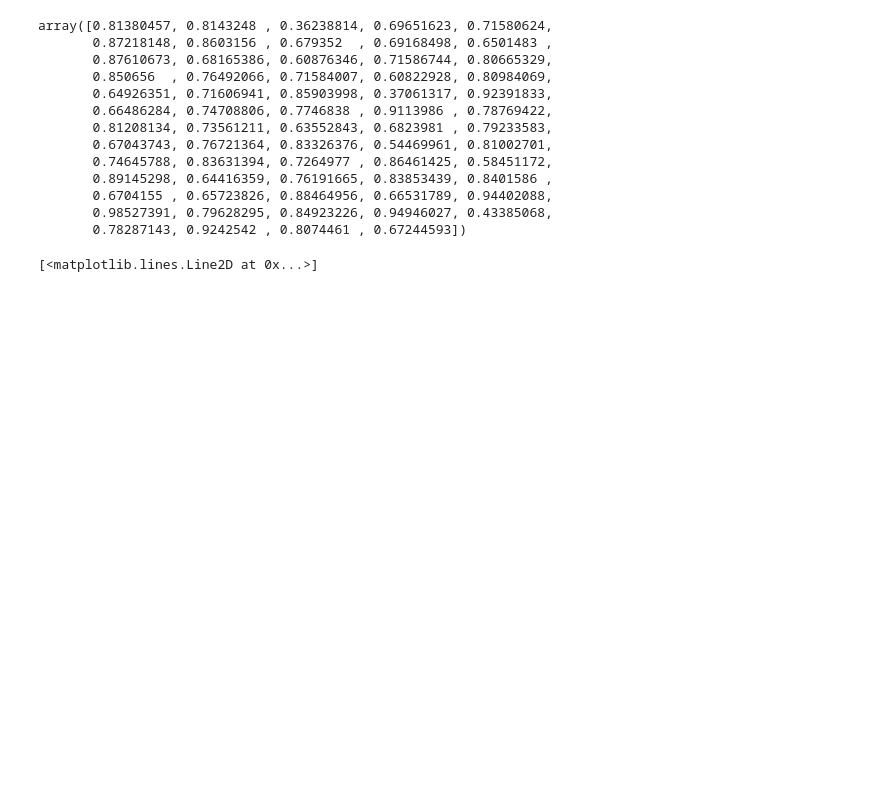
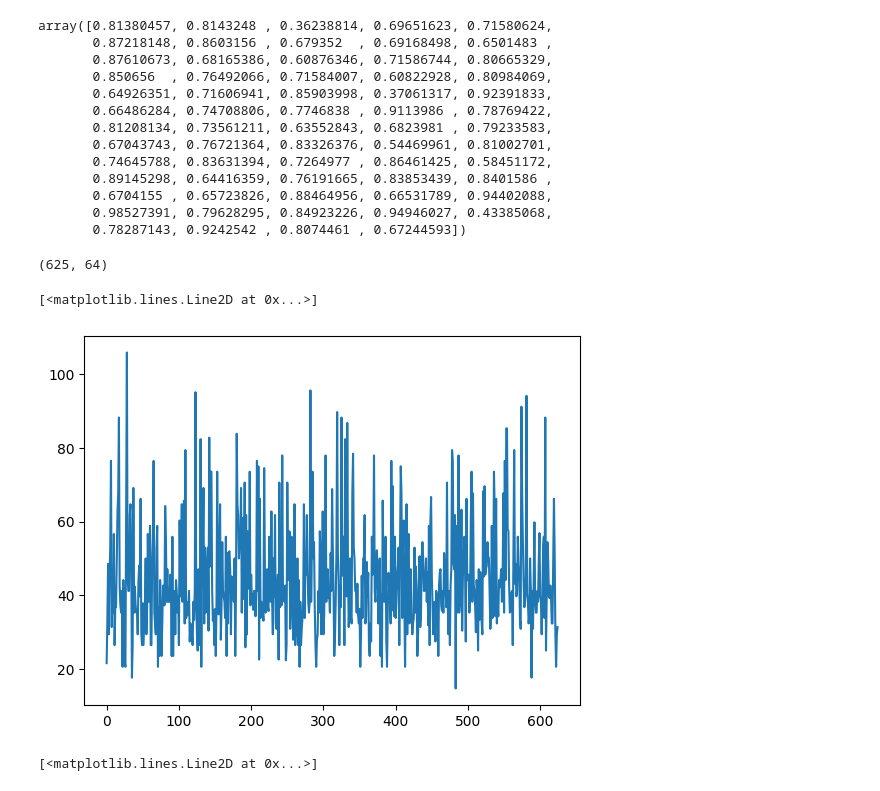
Before and after one commit to mariakesa/MousePipeline, a Jupyter notebook: harvard_pipeline/exploratory2.ipynb, the cells around one changed output. Drawn from its saved outputs; the diff is of its cells as text; code cells hidden in the pictures; blank space fills up the shorter version.

```diff
--- a/harvard_pipeline/exploratory2.ipynb
+++ b/harvard_pipeline/exploratory2.ipynb
@@ -124,6 +124,13 @@ array([0.81380457, 0.8143248 , 0.36238814, 0.69651623, 0.71580624,
        0.6704155 , 0.65723826, 0.88464956, 0.66531789, 0.94402088,
        0.98527391, 0.79628295, 0.84923226, 0.94946027, 0.43385068,
        0.78287143, 0.9242542 , 0.8074461 , 0.67244593])
+# %%
+print(y_test.shape)
+plt.plot(y_test[:,0])
+# %% [output]
+(625, 64)
+[<matplotlib.lines.Line2D at 0x...>]
+[figure, added]
 # %%
 plt.plot(np.mean(ridge.coef_.T,axis=1))
 # %% [output]
```
Also changed, not shown: 5 other files.
